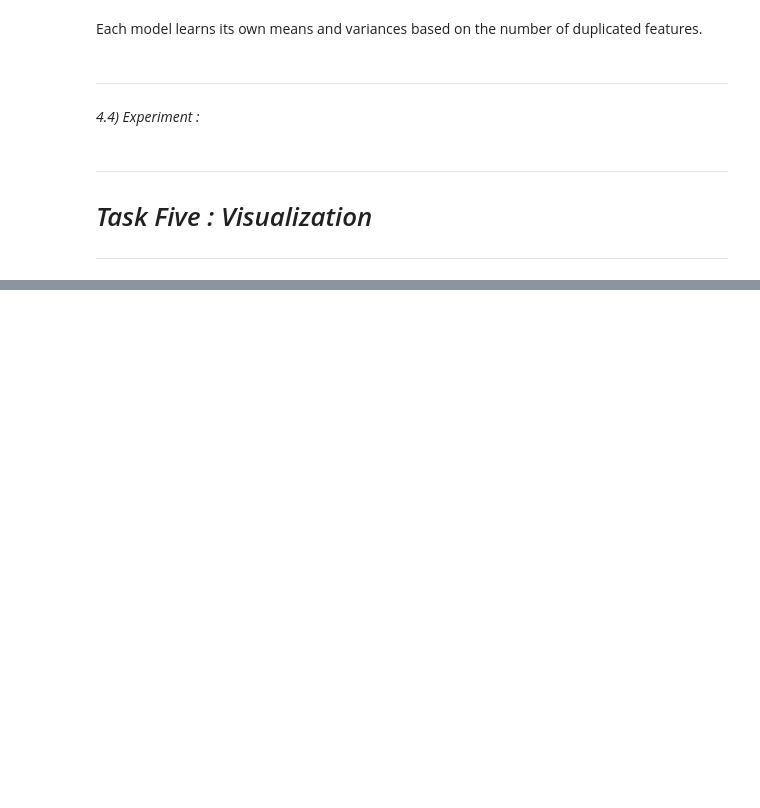
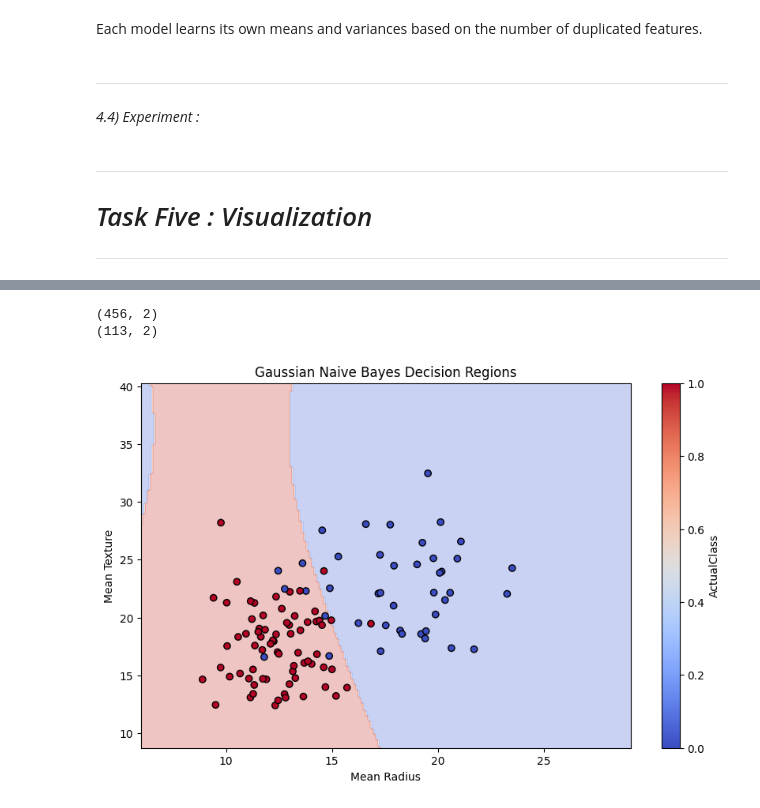
Before and after one commit to naglaamohamed1486-droid/Cola_machine, a Jupyter notebook: GNB_20240626_20242100.ipynb, the cells around one changed output, grey strips where cells are left out. Drawn from its saved outputs; the diff is of its cells as text; code cells hidden in the pictures; blank space fills up the shorter version.

```diff
--- a/GNB_20240626_20242100.ipynb
+++ b/GNB_20240626_20242100.ipynb
@@ -581,0 +621,39 @@ print(results)
+# %%
+X_train_2d= X_train[:,[0,1]]
+X_test_2d= X_test[:,[0,1]]
+# %%
+print(X_train_2d.shape)
+print(X_test_2d.shape)
+# %% [output]
+(456, 2)
+(113, 2)
+# %%
+decision_model = GNBayes()
+decision_model.fit(X_train_2d, y_train)
+
+x_min = X_train_2d[:, 0].min() - 1
+x_max = X_train_2d[:, 0].max() + 1
+y_min = X_train_2d[:, 1].min() - 1
+y_max = X_train_2d[:, 1].max() + 1
+
+xx,yy = np.meshgrid(np.linspace(x_min, x_max, 200),
+                    np.linspace(y_min, y_max, 200))
+
+grid_points = np.c_[xx.ravel(), yy.ravel()]
+Z = decision_model.predict(grid_points)
+Z = Z.reshape(xx.shape)
+
+
+plt.figure(figsize=(10,6))
+plt.contourf(xx, yy, Z, alpha=0.3, cmap="coolwarm")
+
+plt.scatter(X_test_2d[:,0], X_test_2d[:,1], c=y_test, edgecolors="black",cmap="coolwarm")
+
+
+plt.title("Gaussian Naive Bayes Decision Regions")
+plt.xlabel("Mean Radius")
+plt.ylabel("Mean Texture")
+plt.colorbar(label="ActualClass")
+plt.show()
+# %% [output]
+[figure, added]
```
Also changed, not shown: parts of 4 cells of this notebook.
